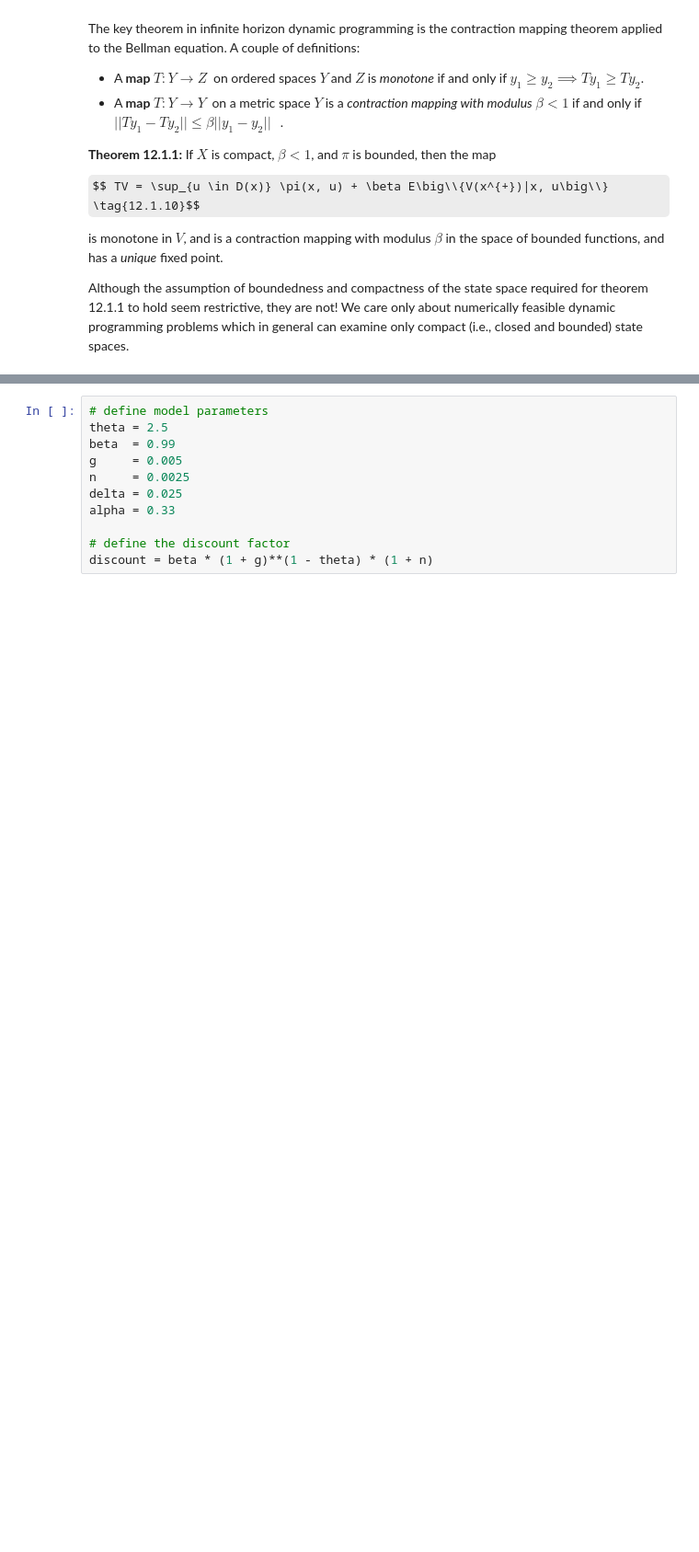
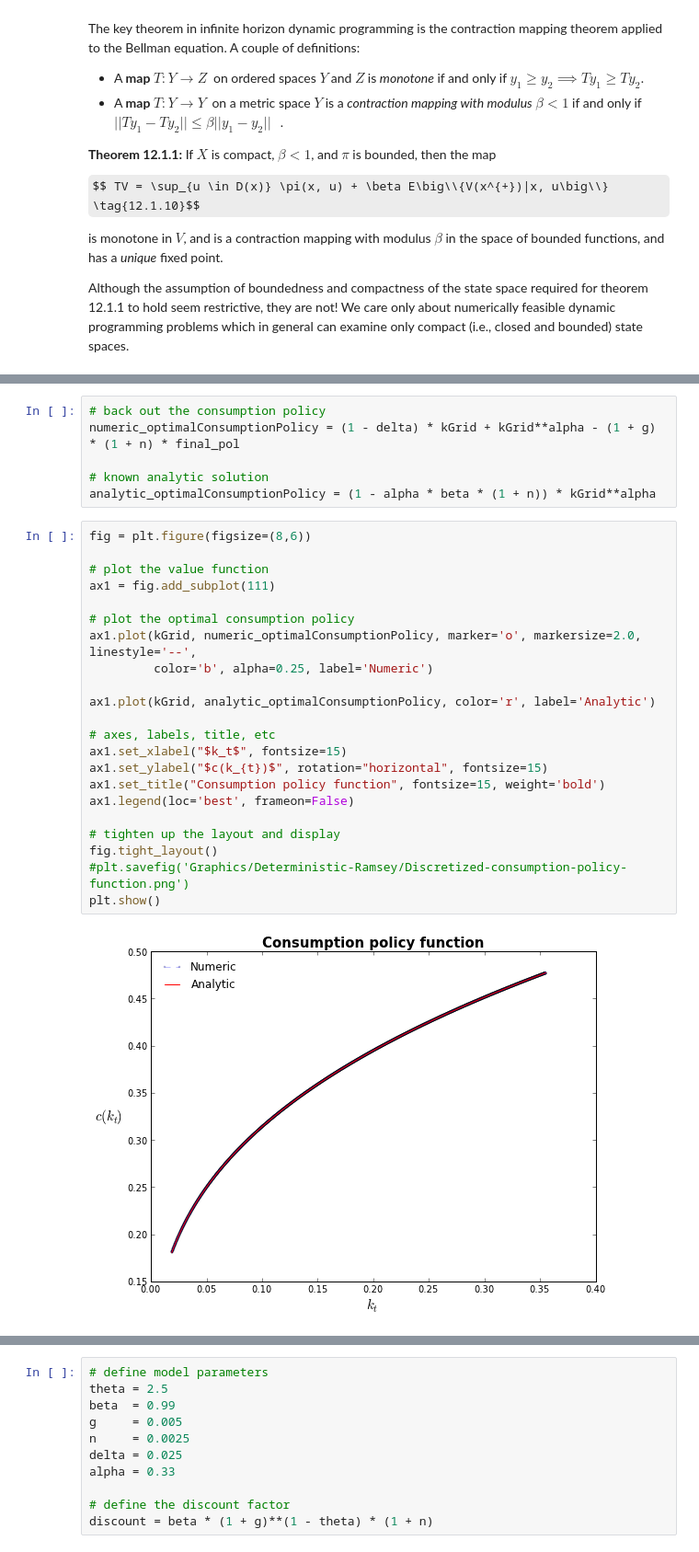
Before and after one commit to ChristopherShort/computational-econ-labs, a Jupyter notebook: Dynamic-Programming-Lab/Numerical Dynamic Programming.ipynb, the cells around one changed output, grey strips where cells are left out. Shown: that part at 92% size. Drawn from its saved outputs; the diff is of its cells as text; some formulas as TeX source; blank space fills up the shorter version.

```diff
--- a/Dynamic-Programming-Lab/Numerical Dynamic Programming.ipynb
+++ b/Dynamic-Programming-Lab/Numerical Dynamic Programming.ipynb
@@ -104,0 +426,30 @@ Note that 12.1.16 defines the value of an arbitrary policy function $C(k)\ $, no
+# %%
+# back out the consumption policy
+numeric_optimalConsumptionPolicy = (1 - delta) * kGrid + kGrid**alpha - (1 + g) * (1 + n) * final_pol
+
+# known analytic solution
+analytic_optimalConsumptionPolicy = (1 - alpha * beta * (1 + n)) * kGrid**alpha
+# %%
+fig = plt.figure(figsize=(8,6))
+
+# plot the value function
+ax1 = fig.add_subplot(111)
+
+# plot the optimal consumption policy
+ax1.plot(kGrid, numeric_optimalConsumptionPolicy, marker='o', markersize=2.0, linestyle='--',
+         color='b', alpha=0.25, label='Numeric')
+
+ax1.plot(kGrid, analytic_optimalConsumptionPolicy, color='r', label='Analytic')
+
+# axes, labels, title, etc
+ax1.set_xlabel("$k_t$", fontsize=15)
+ax1.set_ylabel("$c(k_{t})$", rotation="horizontal", fontsize=15)
+ax1.set_title("Consumption policy function", fontsize=15, weight='bold')
+ax1.legend(loc='best', frameon=False)
+
+# tighten up the layout and display
+fig.tight_layout()
+#plt.savefig('Graphics/Deterministic-Ramsey/Discretized-consumption-policy-function.png')
+plt.show()
+# %% [output]
+[figure, added]
```
Also changed, not shown: parts of 104 cells of this notebook, 25 other files.
